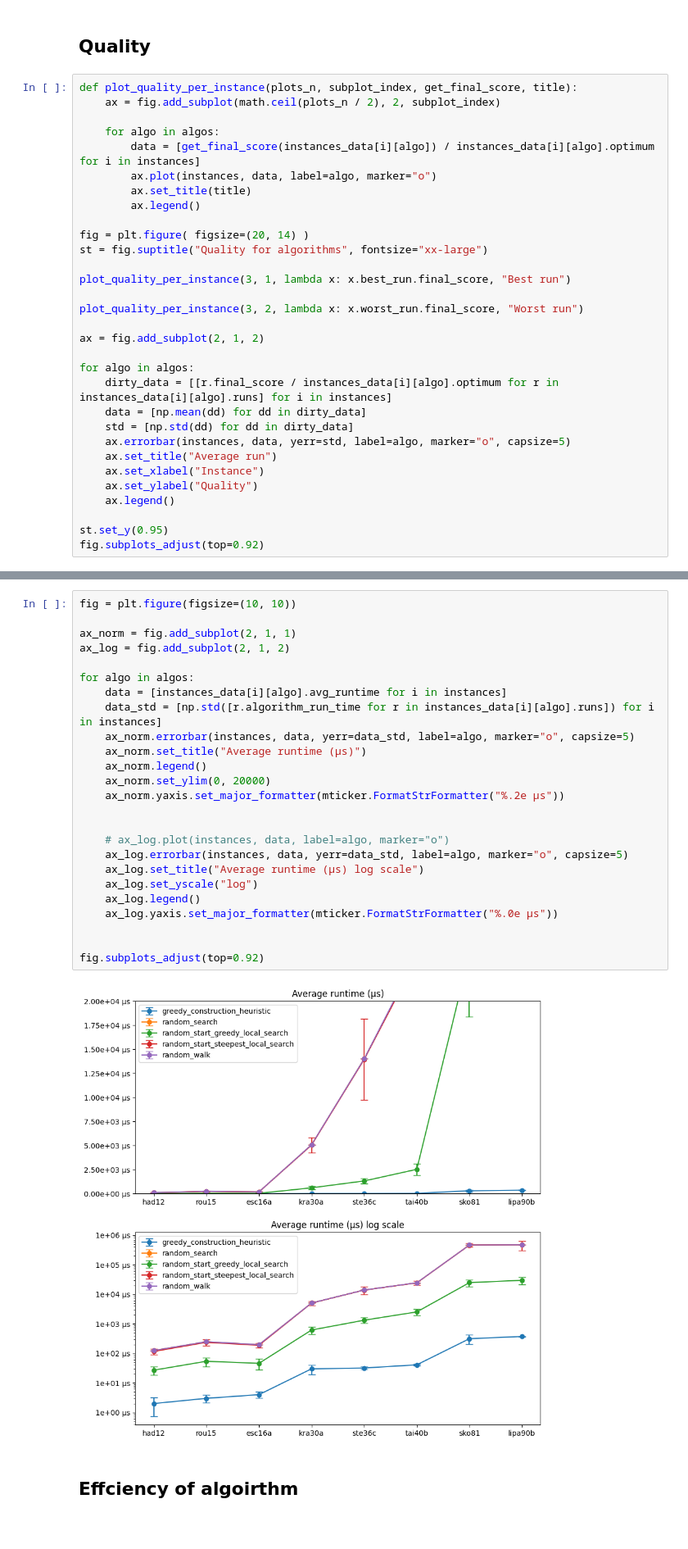
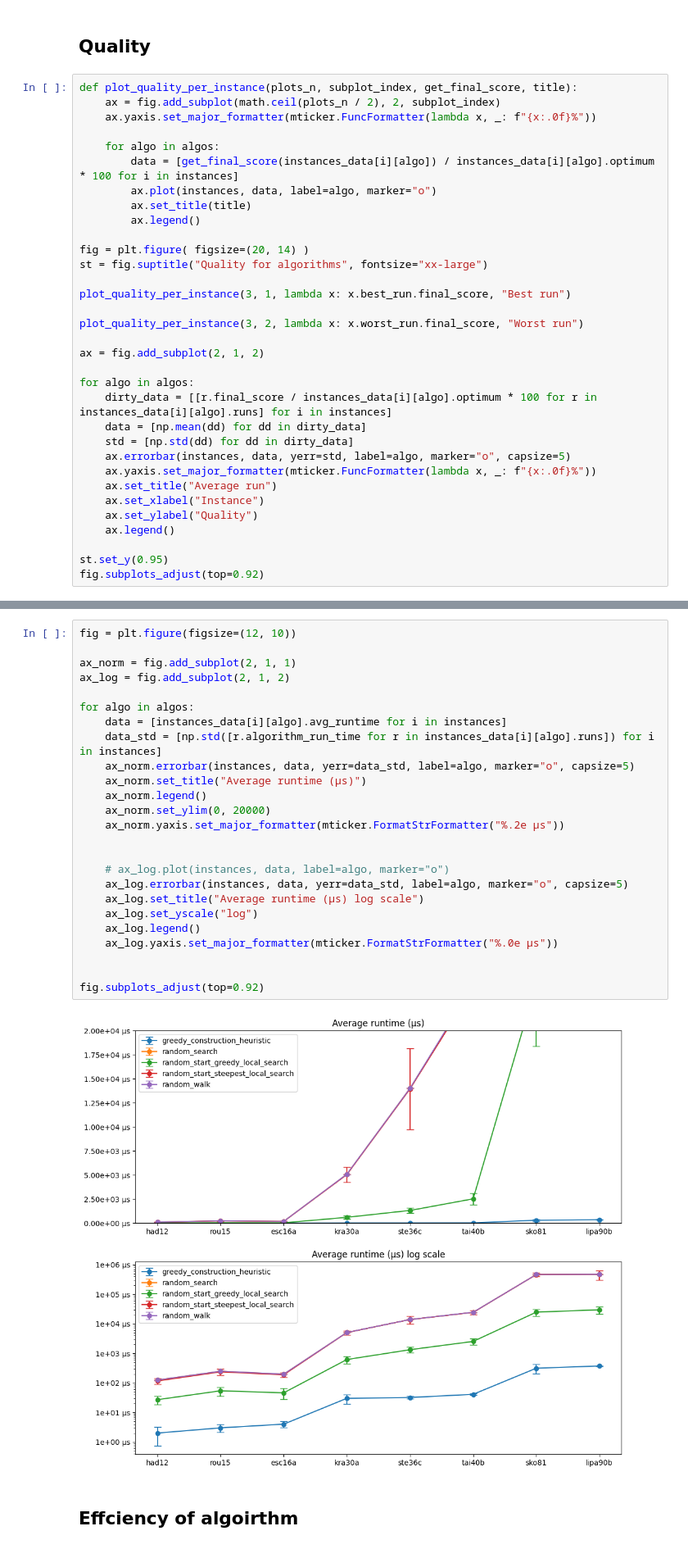
Before and after one commit to 2002jan/put-biam-2025, a Jupyter notebook: visualization/instances_vis.ipynb, the cells around one changed output, grey strips where cells are left out. Shown at 82% size. Drawn from its saved outputs; the diff is of its cells as text.

```diff
--- a/visualization/instances_vis.ipynb
+++ b/visualization/instances_vis.ipynb
@@ -47,9 +48,10 @@ algos
 # %%
 def plot_quality_per_instance(plots_n, subplot_index, get_final_score, title):
     ax = fig.add_subplot(math.ceil(plots_n / 2), 2, subplot_index)
+    ax.yaxis.set_major_formatter(mticker.FuncFormatter(lambda x, _: f"{x:.0f}%"))
 
     for algo in algos:
-        data = [get_final_score(instances_data[i][algo]) / instances_data[i][algo].optimum for i in instances]
+        data = [get_final_score(instances_data[i][algo]) / instances_data[i][algo].optimum * 100 for i in instances]
         ax.plot(instances, data, label=algo, marker="o")
         ax.set_title(title)
         ax.legend()
@@ -64,10 +66,11 @@ plot_quality_per_instance(3, 2, lambda x: x.worst_run.final_score, "Worst run")
 ax = fig.add_subplot(2, 1, 2)
 
 for algo in algos:
-    dirty_data = [[r.final_score / instances_data[i][algo].optimum for r in instances_data[i][algo].runs] for i in instances]
+    dirty_data = [[r.final_score / instances_data[i][algo].optimum * 100 for r in instances_data[i][algo].runs] for i in instances]
     data = [np.mean(dd) for dd in dirty_data]
     std = [np.std(dd) for dd in dirty_data]
     ax.errorbar(instances, data, yerr=std, label=algo, marker="o", capsize=5)
+    ax.yaxis.set_major_formatter(mticker.FuncFormatter(lambda x, _: f"{x:.0f}%"))
     ax.set_title("Average run")
     ax.set_xlabel("Instance")
     ax.set_ylabel("Quality")
@@ -80,30 +83,30 @@ fig.subplots_adjust(top=0.92)
 # %%
-fig = plt.figure(figsize=(10, 10))
+fig = plt.figure(figsize=(12, 10))
 
 ax_norm = fig.add_subplot(2, 1, 1)
 ax_log = fig.add_subplot(2, 1, 2)
 
 for algo in algos:
     data = [instances_data[i][algo].avg_runtime for i in instances]
     data_std = [np.std([r.algorithm_run_time for r in instances_data[i][algo].runs]) for i in instances]
     ax_norm.errorbar(instances, data, yerr=data_std, label=algo, marker="o", capsize=5)
     ax_norm.set_title("Average runtime (μs)")
     ax_norm.legend()
     ax_norm.set_ylim(0, 20000)
     ax_norm.yaxis.set_major_formatter(mticker.FormatStrFormatter("%.2e μs"))
 
 
     # ax_log.plot(instances, data, label=algo, marker="o")
     ax_log.errorbar(instances, data, yerr=data_std, label=algo, marker="o", capsize=5)
     ax_log.set_title("Average runtime (μs) log scale")
     ax_log.set_yscale("log")
     ax_log.legend()
     ax_log.yaxis.set_major_formatter(mticker.FormatStrFormatter("%.0e μs"))
 
 
 fig.subplots_adjust(top=0.92)
 # %% [output]
-[figure, old version]
+[figure, new version]
 # %% [markdown]
 ## Effciency of algoirthm
 # %%
```
Also changed, not shown: parts of 3 cells of this notebook, 7 other files.
